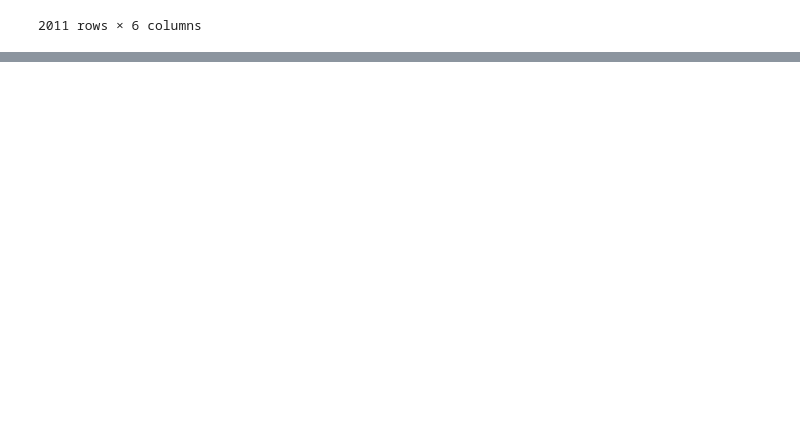
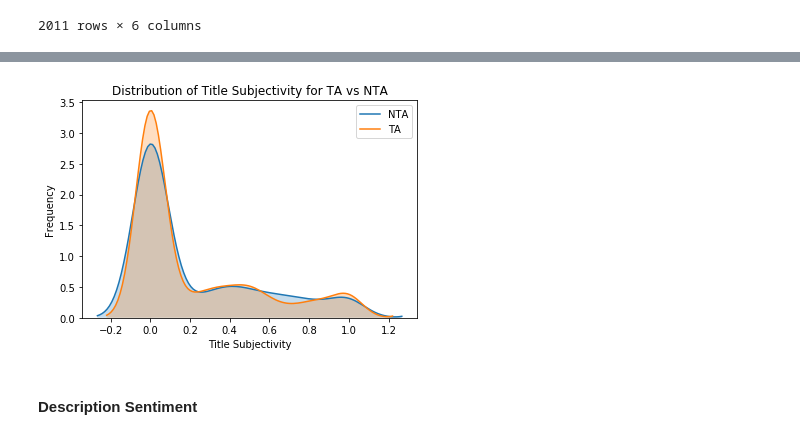
Before and after one commit to h-parker/AITA_classifier, a Jupyter notebook: nlp&eda.ipynb, the cells around one changed output, grey strips where cells are left out. Saved outputs shown, nothing was run; the diff lists cells and outputs as text; code cells hidden in the pictures; blank space fills up the shorter version.

```diff
--- a/nlp&eda.ipynb
+++ b/nlp&eda.ipynb
@@ -31,0 +98,12 @@ data
+# %%
+ax = sns.kdeplot(data[['title_subj', 'judgement']][data['judgement'] == 1]['title_subj'], shade = True, label="NTA")
+ax = sns.kdeplot(data[['title_subj', 'judgement']][data['judgement'] == 0]['title_subj'], shade = True, label="TA")
+ax.set_xlabel('Title Subjectivity')
+ax.set_ylabel('Frequency')
+ax.set_title('Distribution of Title Subjectivity for TA vs NTA')
+
+fig = ax.get_figure()
+# %% [output]
+[figure, added]
+# %% [markdown]
+#### Description Sentiment
```
Also changed, not shown: parts of 38 cells of this notebook, 1 other file.
